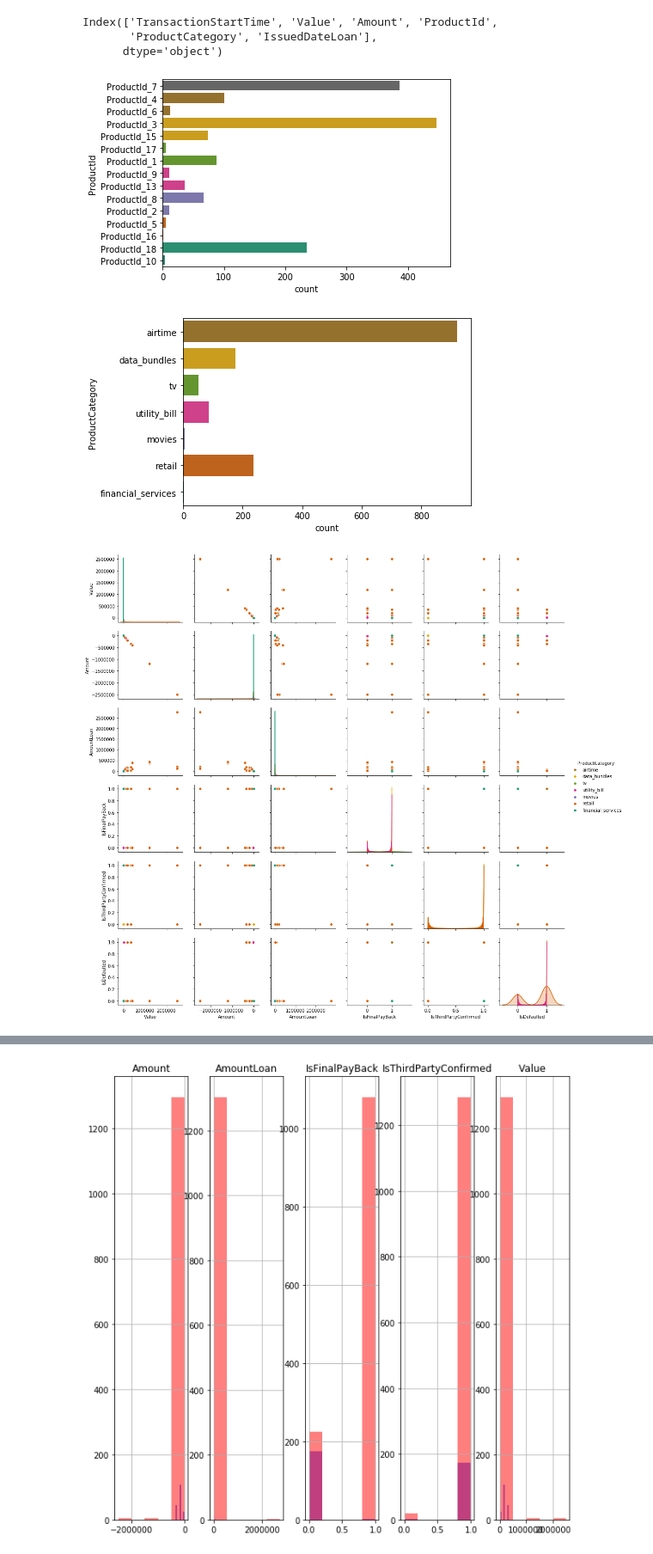
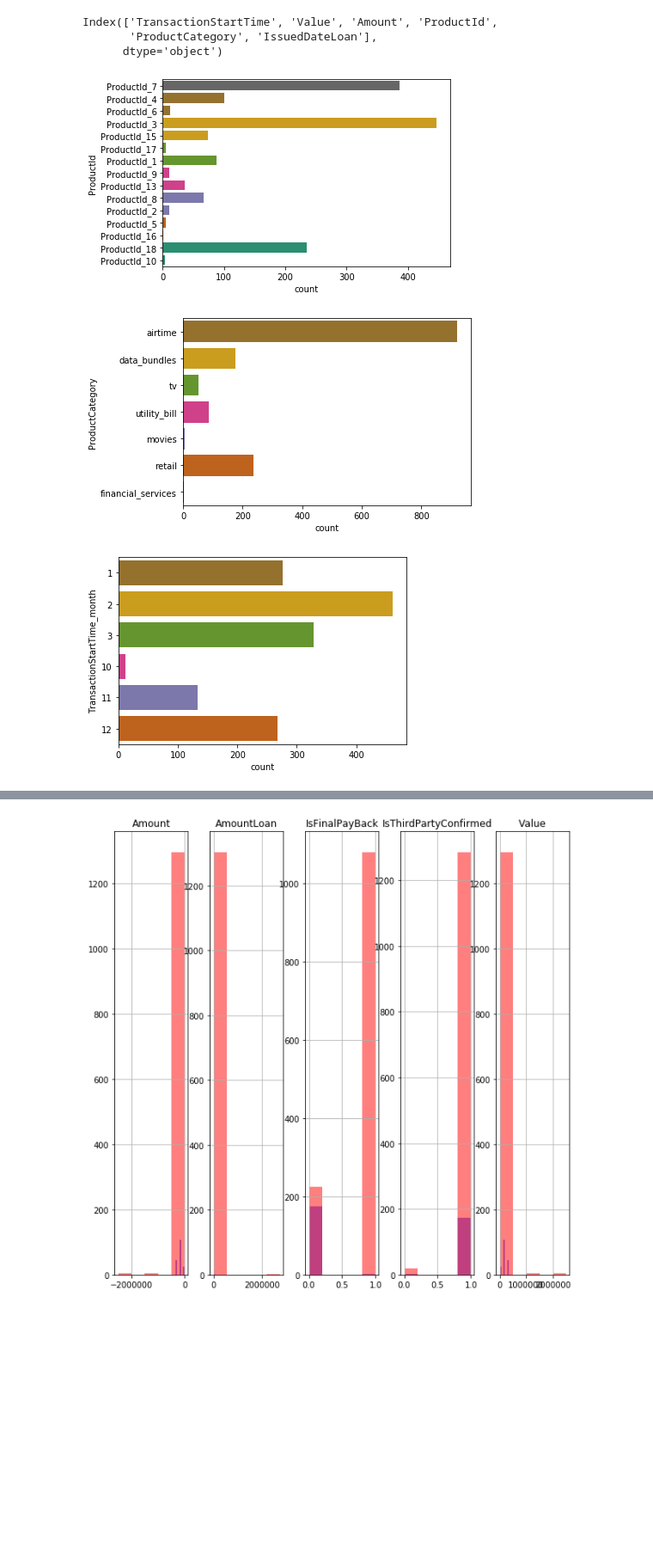
Before and after one commit to tinwilliam/inclusionFinanciere, a Jupyter notebook: essai pour client score.ipynb, the cells around one changed output, grey strips where cells are left out. Shown at 86% size. Drawn from its saved outputs; the diff is of its cells as text; code cells hidden in the pictures; blank space fills up the shorter version.

```diff
--- a/essai pour client score.ipynb
+++ b/essai pour client score.ipynb
@@ -120,11 +108,11 @@ dtype: int64
 train_data = train_data.dropna()
 # %%
 #Convert TransactionStartTime in datetime and separate day/month/year/minute/second
-#train_data['TransactionStartTime'] =  pd.to_datetime(train_data['TransactionStartTime'])
-#train_data['TransactionStartTime_day'] = train_data['TransactionStartTime'].dt.day
-#train_data['TransactionStartTime_month'] = train_data['TransactionStartTime'].dt.month
-#train_data['TransactionStartTime_year'] = train_data['TransactionStartTime'].dt.year
-#train_data['TransactionStartTime_minute'] = train_data['TransactionStartTime'].dt.minute
-#train_data['TransactionStartTime_hour'] = train_data['TransactionStartTime'].dt.hour
+train_data['TransactionStartTime'] =  pd.to_datetime(train_data['TransactionStartTime'])
+train_data['TransactionStartTime_day'] = train_data['TransactionStartTime'].dt.day
+train_data['TransactionStartTime_month'] = train_data['TransactionStartTime'].dt.month
+train_data['TransactionStartTime_year'] = train_data['TransactionStartTime'].dt.year
+train_data['TransactionStartTime_minute'] = train_data['TransactionStartTime'].dt.minute
+train_data['TransactionStartTime_hour'] = train_data['TransactionStartTime'].dt.hour
 
 #train_data['TransactionStartTime']
@@ -181,28 +195,18 @@ Index(['TransactionStartTime', 'Value', 'Amount', 'ProductId',
 # %%
 
 """ get list of categorical features """
-categorical_features = ['ProductId','ProductCategory']
+categorical_features = ['ProductId','ProductCategory','TransactionStartTime_month']
 #['TransactionStartTime','IssuedDateLoan','PaidOnDate','DueDate']
 # %%
+""" plot categorical features """
 
-""" plot categorical features """
-#ROWS, COLS = 1, 2
-#fig, ax = plt.subplots(ROWS, COLS, figsize=(11, 10))
-row, col = 0, 0
 for i, categorical_feature in enumerate(categorical_features):
-    #if col == COLS:
-    #    row += 1
-    #col = i % COLS
-    #train_data[categorical_feature].value_counts().plot(kind='bar', ax=ax[row, col]).set_title(categorical_feature)
     m = sns.countplot(data=train_data, y = categorical_feature, palette='Dark2_r', orient = 'v')#.set_title(categorical_feature)
     plt.show()
-
-sns.pairplot(data=train_data, hue = categorical_feature, palette='Dark2_r')
-plt.show()
 # %% [output]
 [figure]
 [figure]
-[figure, old version]
+[figure, new version]
 # %%
 """ plot categorical features with the target variable """  # Men are more likely to have bank account than women
 for feature in categorical_features:
```
Also changed, not shown: parts of 27 cells of this notebook.
